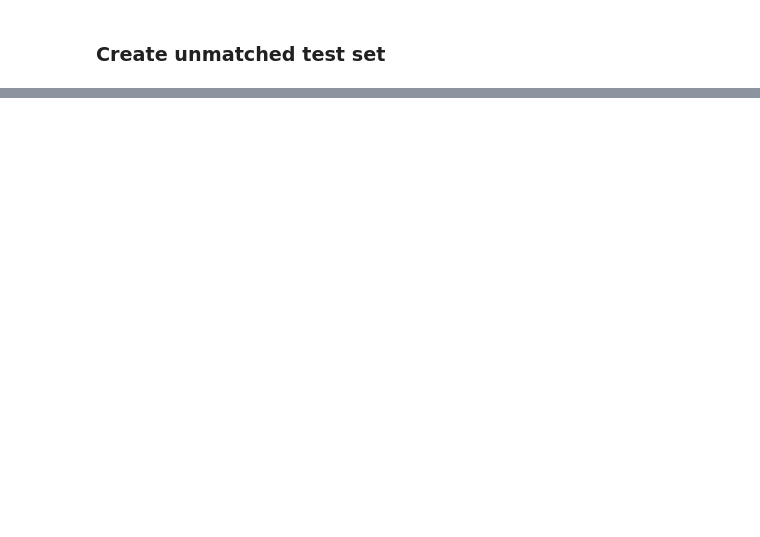
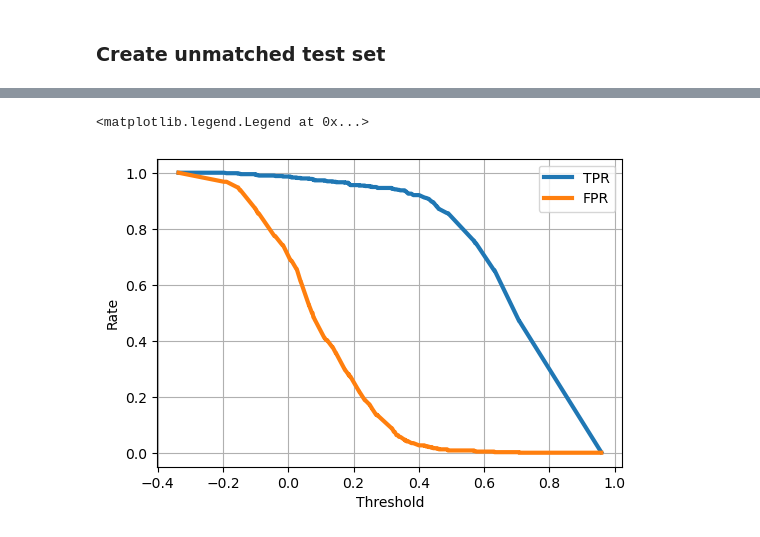
Before and after one commit to DJ-DVSA/facial_recogntion, a Jupyter notebook: notebooks/facial_matching_ROC_Curves.ipynb, the cells around one changed output, grey strips where cells are left out. Cells and saved outputs as stored; diff of their text form; code cells hidden in the pictures; blank space fills up the shorter version.

```diff
--- a/notebooks/facial_matching_ROC_Curves.ipynb
+++ b/notebooks/facial_matching_ROC_Curves.ipynb
@@ -71,0 +308,14 @@ sum(im_features_unique['Race'] == 'indian')
+# %%
+fpr, tpr, thresholds = metrics.roc_curve(im_features_white_test['Match'], im_features_white_test['Confidence_facenet512'], pos_label='Match')
+
+
+rocfig,rocaxes = plt.subplots(figsize =(6, 4))
+rocaxes.plot(thresholds, tpr, linewidth = 3)
+rocaxes.plot(thresholds, fpr, linewidth = 3)
+rocaxes.set_xlabel('Threshold')
+rocaxes.set_ylabel('Rate')
+rocaxes.grid()
+rocaxes.legend(["TPR", "FPR"])
+# %% [output]
+<matplotlib.legend.Legend at 0x...>
+[figure, added]
```
Also changed, not shown: parts of 17 cells of this notebook, 1 other file.
